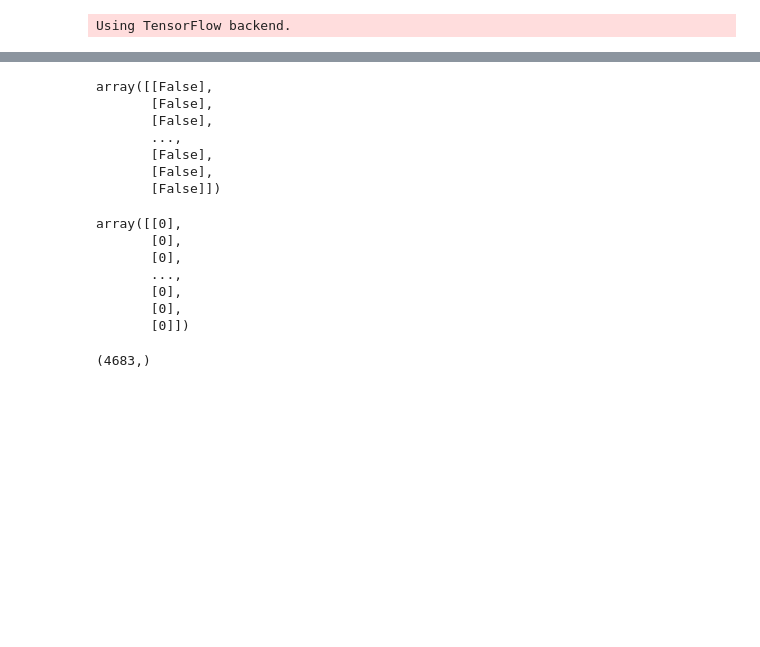
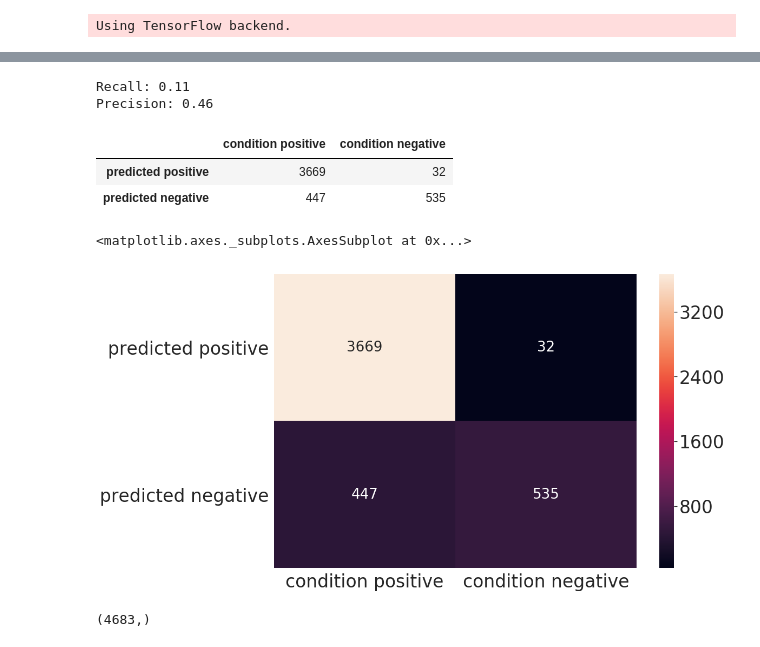
Before and after one commit to t-potts/NLP-with-Amazon-reviews, a Jupyter notebook: basic_prediction.ipynb, the cells around one changed output, grey strips where cells are left out. Saved outputs shown, nothing was run; the diff lists cells and outputs as text; code cells hidden in the pictures; blank space fills up the shorter version.

```diff
--- a/basic_prediction.ipynb
+++ b/basic_prediction.ipynb
@@ -106,7 +213,5 @@ Test mse = 0.2704972859035311
-# %%
-y_predictions = X_test_decoded
 # %%
-confusions = confusion_matrix(y_test, y_predictions > 0.5)
+confusions = confusion_matrix(y_test, y_predictions < 0.5)
 # %%
 confusions
 # %% [output]
@@ -115,23 +220,30 @@ array([[ 528,   39],
-# %%
-y_predictions < 0.5
-# %% [output]
-array([[False],
-       [False],
-       [False],
-       ...,
-       [False],
-       [False],
-       [False]])
-# %%
-y_predictions.astype(int)
-# %% [output]
-array([[0],
-       [0],
-       [0],
-       ...,
-       [0],
-       [0],
-       [0]])
+# %%
+true_negative = confusions[0,0]
+false_positive = confusions[0,1]
+false_negative = confusions[1, 0]
+true_positive = confusions[1, 1]
+# %%
+print('Recall: {:0.2f}'.format(true_positive / (true_positive + false_negative)))
+print('Precision: {:0.2f}'.format(true_positive / (true_positive + false_positive)))
+# %% [output]
+Recall: 0.11
+Precision: 0.46
+# %%
+conf_df = pd.DataFrame([[true_positive, false_positive], [false_negative, true_negative]], \
+                       ['predicted positive', 'predicted negative'], \
+                       ['condition positive', 'condition negative'])
+conf_df
+# %% [output]
+|  | condition positive | condition negative |
+| predicted positive | 3669 | 32 |
+| predicted negative | 447 | 535 |
+# %%
+plt.figure(figsize=(15,10))
+sn.set(font_scale=3)
+sn.heatmap(conf_df, annot=True, annot_kws={'size': 26}, fmt='g')
+# %% [output]
+<matplotlib.axes._subplots.AxesSubplot at 0x...>
+[figure, added]
 # %%
 X_test_decoded[X_test_decoded < 0.5].shape
 # %%
```
Also changed, not shown: parts of 9 cells of this notebook, 1 other file.
